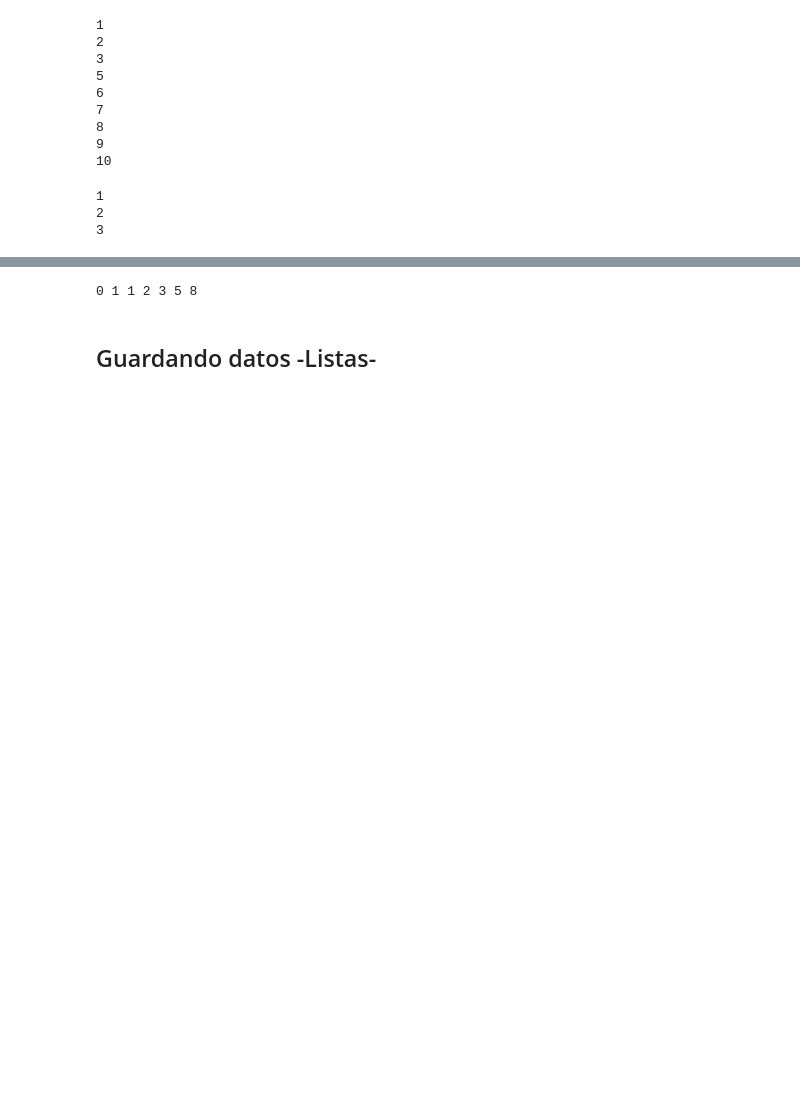
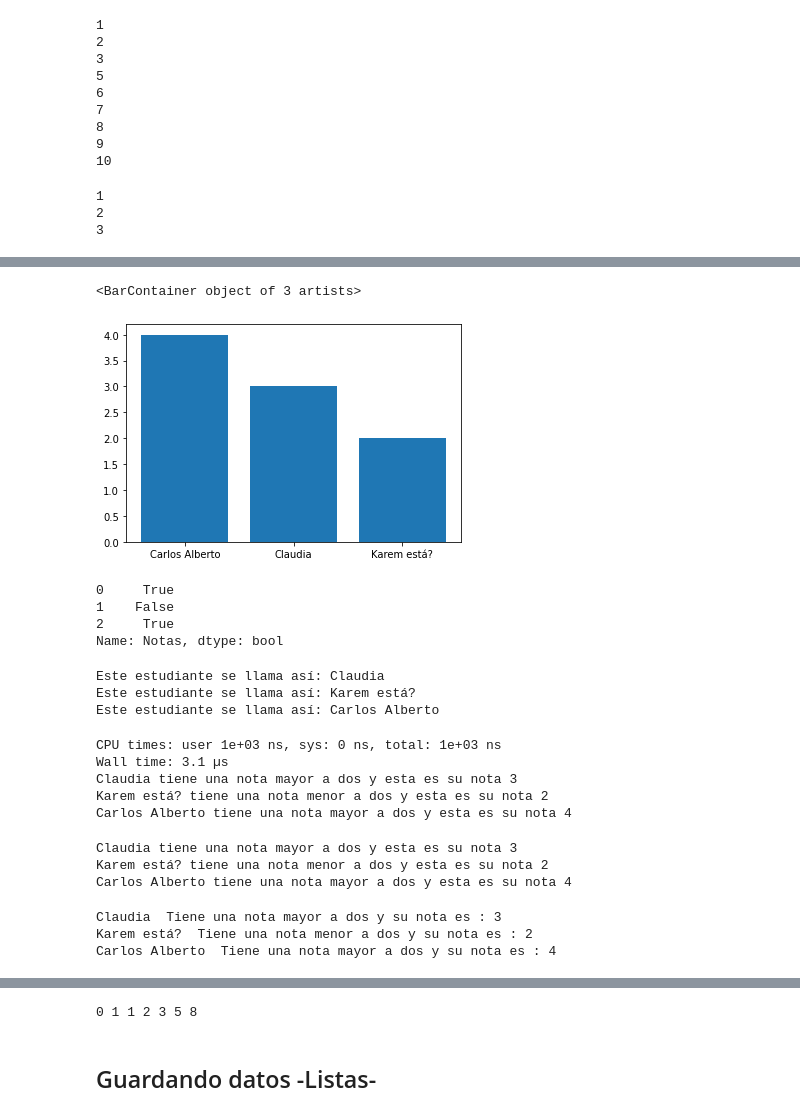
Before and after one commit to carlosjimenez88M/EDA_Course, a Jupyter notebook: presentaciones/Python_Introduction.ipynb, the cells around one changed output, grey strips where cells are left out. Drawn from its saved outputs; the diff is of its cells as text; code cells hidden in the pictures; blank space fills up the shorter version.

```diff
--- a/presentaciones/Python_Introduction.ipynb
+++ b/presentaciones/Python_Introduction.ipynb
@@ -295,3 +367,63 @@ for i in lista :
+# %%
+sorted = clase_2.sort_values(by='Notas',ascending=False)
+plt.bar(sorted['Nombre del estudiante'],sorted['Notas'])
+# %% [output]
+<BarContainer object of 3 artists>
+[figure, added]
+# %%
+clase_2['Notas']>2
+# %% [output]
+0     True
+1    False
+2     True
+Name: Notas, dtype: bool
+# %%
+for i in clase_2['Nombre del estudiante']:
+    print('Este estudiante se llama así:',i)
+# %% [output]
+Este estudiante se llama así: Claudia
+Este estudiante se llama así: Karem está?
+Este estudiante se llama así: Carlos Alberto
+# %%
+%time
+nombres = clase_2['Nombre del estudiante']
+notas = clase_2['Notas']
+
+for nombre,nota in zip(nombres,notas):
+    if nota >2 :
+        print('{} tiene una nota mayor a dos y esta es su nota {}'.format(nombre,nota))
+    else :
+        print('{} tiene una nota menor a dos y esta es su nota {}'.format(nombre, nota))
+# %% [output]
+CPU times: user 1e+03 ns, sys: 0 ns, total: 1e+03 ns
+Wall time: 3.1 µs
+Claudia tiene una nota mayor a dos y esta es su nota 3
+Karem está? tiene una nota menor a dos y esta es su nota 2
+Carlos Alberto tiene una nota mayor a dos y esta es su nota 4
+# %%
+
+nombres = clase_2["Nombre del estudiante"]
+notas = clase_2["Notas"]
+
+for nombre,nota in zip(nombres,notas):
+    if nota >2 :
+        print("{} tiene una nota mayor a dos y esta es su nota {}".format(nombre,nota))
+    else :
+        print("{} tiene una nota menor a dos y esta es su nota {}".format(nombre, nota))
+# %% [output]
+Claudia tiene una nota mayor a dos y esta es su nota 3
+Karem está? tiene una nota menor a dos y esta es su nota 2
+Carlos Alberto tiene una nota mayor a dos y esta es su nota 4
+# %%
+for nombre,nota in zip(nombres,notas):
+    if nota >2 :
+        print(nombre," Tiene una nota mayor a dos y su nota es :", nota)
+    else :
+        print(nombre," Tiene una nota menor a dos y su nota es :", nota)
+# %% [output]
+Claudia  Tiene una nota mayor a dos y su nota es : 3
+Karem está?  Tiene una nota menor a dos y su nota es : 2
+Carlos Alberto  Tiene una nota mayor a dos y su nota es : 4
 # %% [markdown]
 ## Bucles
 
```
Also changed, not shown: parts of 8 cells of this notebook, 1 other file.
